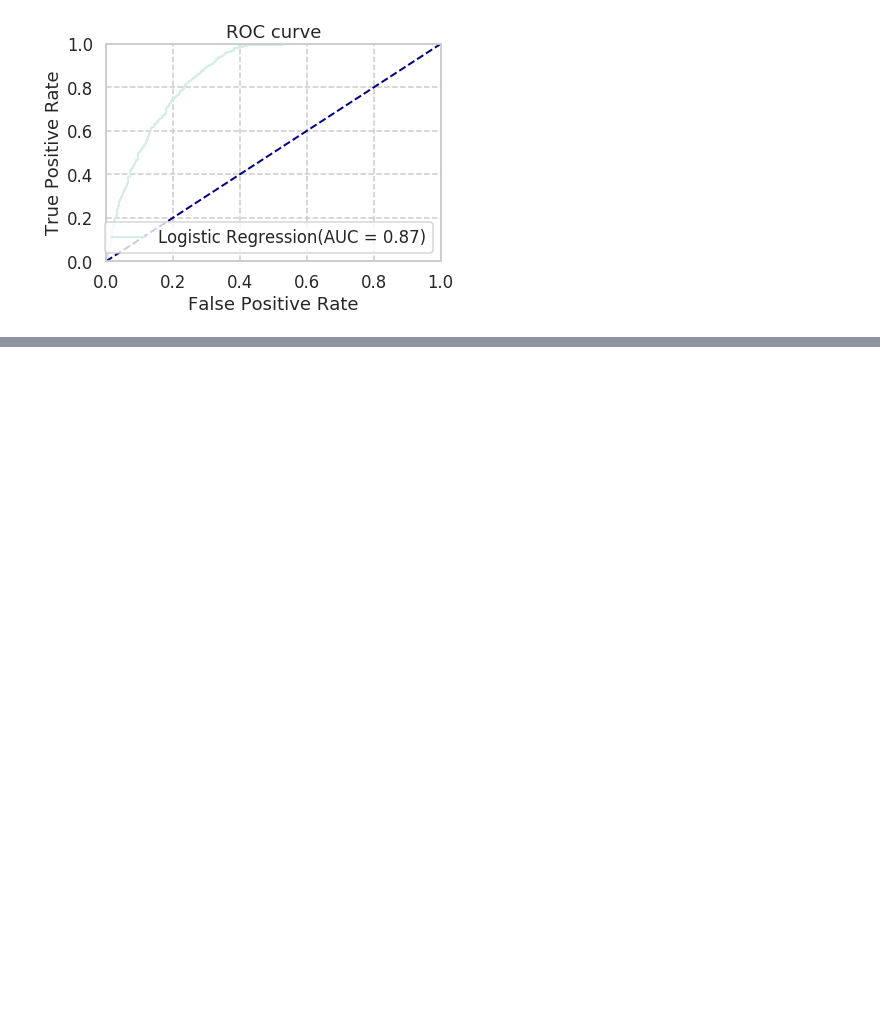
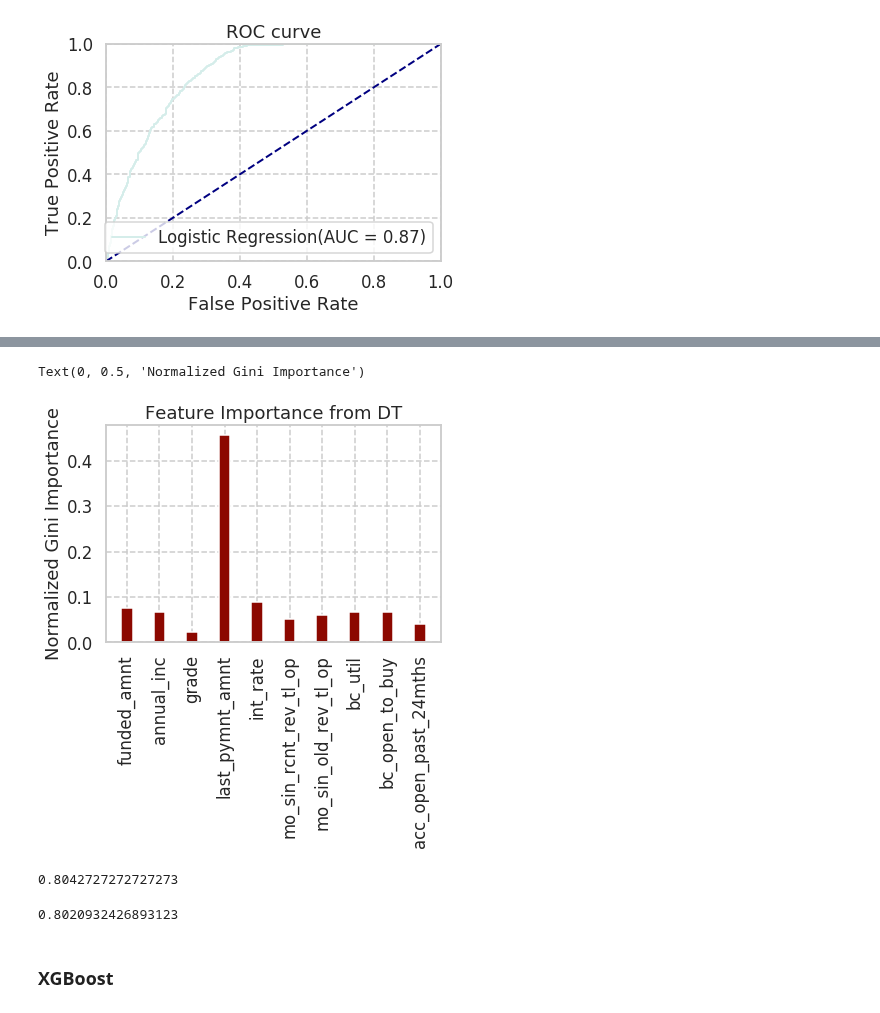
Before and after one commit to ywchiu/taipeifubon, a Jupyter notebook: Demo20200424.ipynb, the cells around one changed output, grey strips where cells are left out. Cells and saved outputs as stored; diff of their text form; code cells hidden in the pictures; blank space fills up the shorter version.

```diff
--- a/Demo20200424.ipynb
+++ b/Demo20200424.ipynb
@@ -331,0 +423,32 @@ Logistic regression accuracy is  0.7945454545454546
+# %%
+fig, ax = plt.subplots()
+width=0.35
+ax.bar(np.arange(len(features)-1), randomForest.feature_importances_, width, color='r')
+ax.set_xticks(np.arange(len(randomForest.feature_importances_)))
+ax.set_xticklabels(X_train.columns.values,rotation=90)
+plt.title('Feature Importance from DT')
+ax.set_ylabel('Normalized Gini Importance')
+# %% [output]
+Text(0, 0.5, 'Normalized Gini Importance')
+[figure, added]
+# %%
+from sklearn import model_selection
+from sklearn.ensemble import BaggingClassifier
+seed = 7
+kfold = model_selection.KFold(n_splits=10, random_state=seed)
+num_trees = 100
+model = BaggingClassifier(base_estimator=randomForest, n_estimators=num_trees, random_state=seed)
+results = model_selection.cross_val_score(model, data_clean.iloc[:,:-1].values, data_clean.iloc[:,-1].values, cv=kfold)
+print(results.mean())
+# %% [output]
+0.8042727272727273
+# %%
+from sklearn.model_selection import cross_val_score
+from sklearn.ensemble import AdaBoostClassifier
+Ada_clf = AdaBoostClassifier(n_estimators=50)
+scores = cross_val_score(Ada_clf, data_clean.iloc[:,:-1].values, data_clean.iloc[:,-1].values)
+scores.mean()
+# %% [output]
+0.8020932426893123
+# %% [markdown]
+### XGBoost
```
Also changed, not shown: parts of 16 cells of this notebook.
